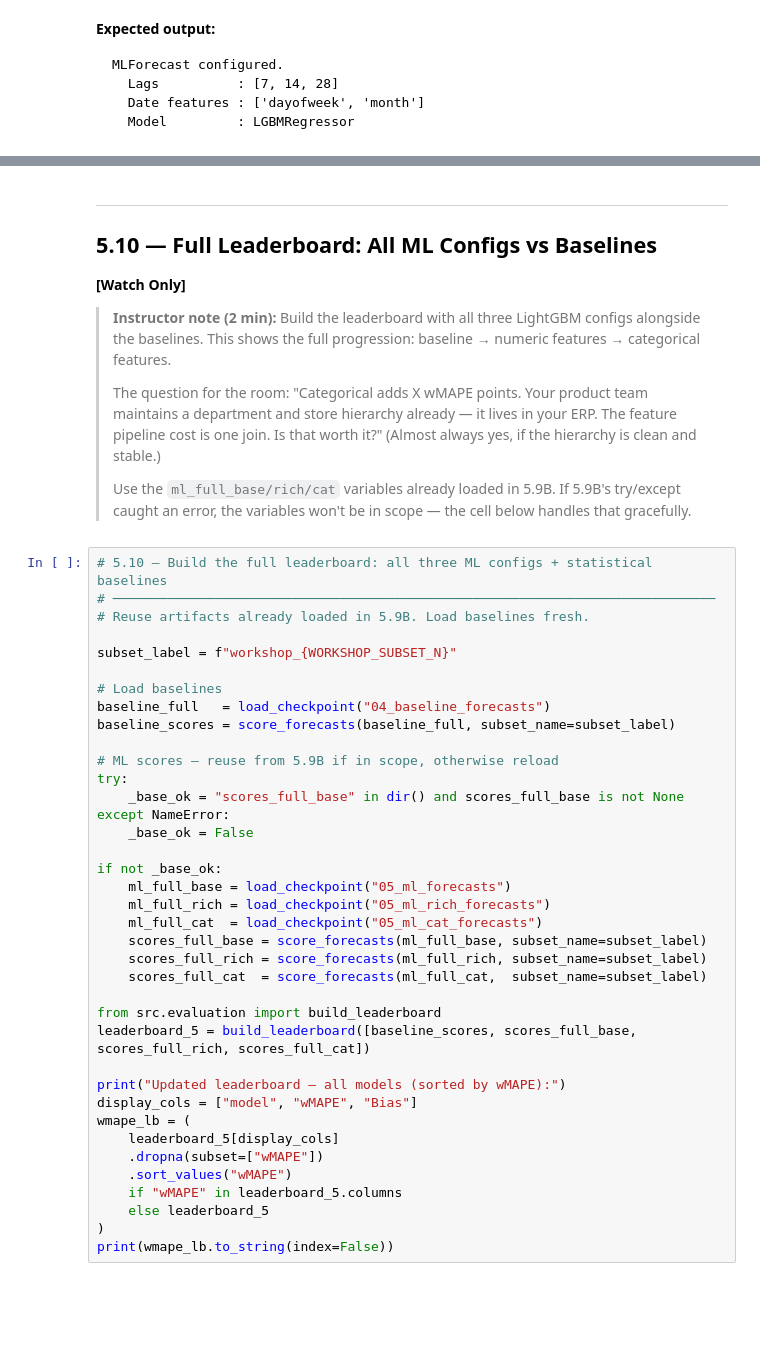
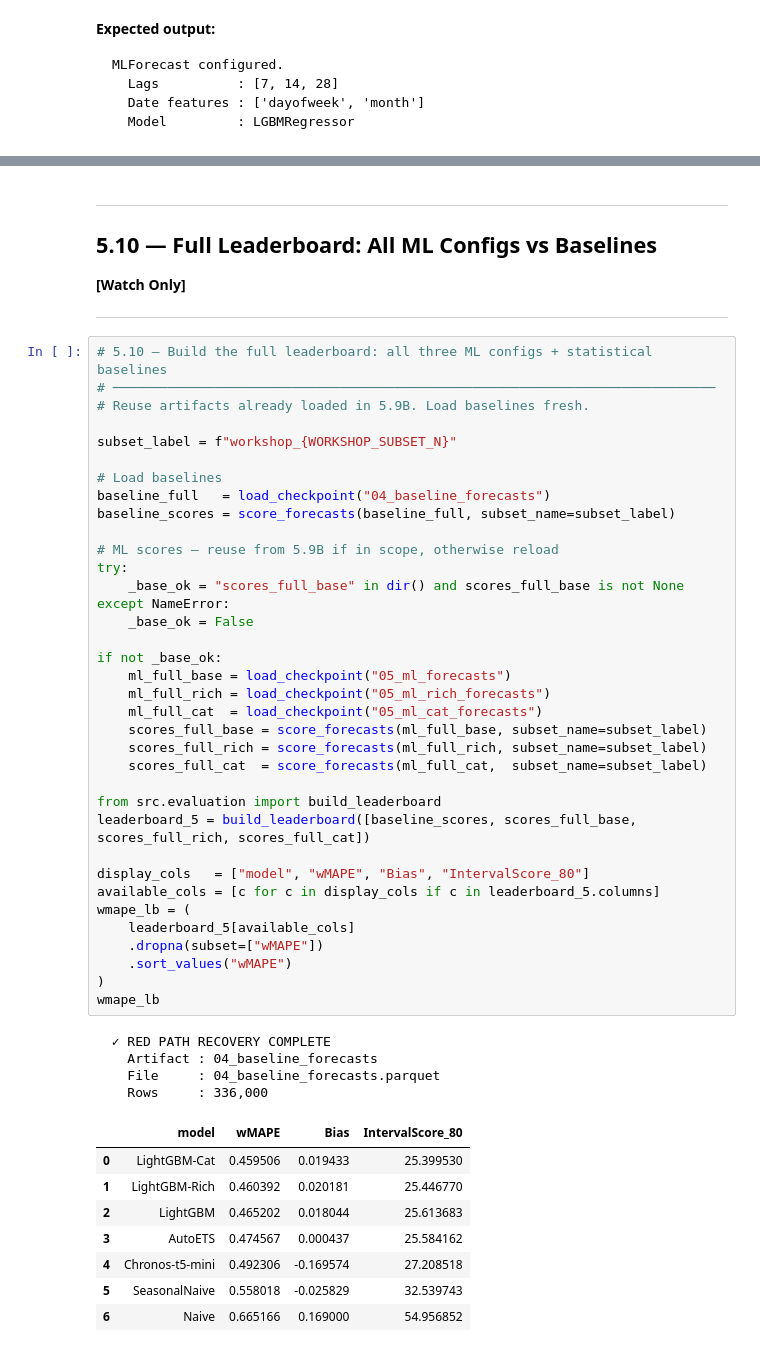
Before and after one commit to tackes/Modern-Time-Series-Forecasting-Cohort, a Jupyter notebook: instructor_notebooks/05_ml_forecasting.ipynb, the cells around one changed output, grey strips where cells are left out. Drawn from its saved outputs; the diff is of its cells as text; blank space fills up the shorter version.

```diff
--- a/instructor_notebooks/05_ml_forecasting.ipynb
+++ b/instructor_notebooks/05_ml_forecasting.ipynb
@@ -741,47 +559,54 @@ except FileNotFoundError as e:
 ## 5.10 — Full Leaderboard: All ML Configs vs Baselines
 **[Watch Only]**
 
-> **Instructor note (2 min):** Build the leaderboard with all three LightGBM configs alongside the baselines. This shows the full progression: baseline → numeric features → categorical features.
->
-> The question for the room: "Categorical adds X wMAPE points. Your product team maintains a department and store hierarchy already — it lives in your ERP. The feature pipeline cost is one join. Is that worth it?" (Almost always yes, if the hierarchy is clean and stable.)
->
-> Use the `ml_full_base/rich/cat` variables already loaded in 5.9B. If 5.9B's try/except caught an error, the variables won't be in scope — the cell below handles that gracefully.
+---
 # %%
 # 5.10 — Build the full leaderboard: all three ML configs + statistical baselines
 # ─────────────────────────────────────────────────────────────────────────────
 # Reuse artifacts already loaded in 5.9B. Load baselines fresh.
 
 subset_label = f"workshop_{WORKSHOP_SUBSET_N}"
 
 # Load baselines
 baseline_full   = load_checkpoint("04_baseline_forecasts")
 baseline_scores = score_forecasts(baseline_full, subset_name=subset_label)
 
 # ML scores — reuse from 5.9B if in scope, otherwise reload
 try:
     _base_ok = "scores_full_base" in dir() and scores_full_base is not None
 except NameError:
     _base_ok = False
 
 if not _base_ok:
     ml_full_base = load_checkpoint("05_ml_forecasts")
     ml_full_rich = load_checkpoint("05_ml_rich_forecasts")
     ml_full_cat  = load_checkpoint("05_ml_cat_forecasts")
     scores_full_base = score_forecasts(ml_full_base, subset_name=subset_label)
     scores_full_rich = score_forecasts(ml_full_rich, subset_name=subset_label)
     scores_full_cat  = score_forecasts(ml_full_cat,  subset_name=subset_label)
 
 from src.evaluation import build_leaderboard
 leaderboard_5 = build_leaderboard([baseline_scores, scores_full_base, scores_full_rich, scores_full_cat])
 
-print("Updated leaderboard — all models (sorted by wMAPE):")
-display_cols = ["model", "wMAPE", "Bias"]
+display_cols   = ["model", "wMAPE", "Bias", "IntervalScore_80"]
+available_cols = [c for c in display_cols if c in leaderboard_5.columns]
 wmape_lb = (
-    leaderboard_5[display_cols]
+    leaderboard_5[available_cols]
     .dropna(subset=["wMAPE"])
     .sort_values("wMAPE")
-    if "wMAPE" in leaderboard_5.columns
-    else leaderboard_5
 )
-print(wmape_lb.to_string(index=False))
+wmape_lb
+# %% [output]
+  ✓ RED PATH RECOVERY COMPLETE
+    Artifact : 04_baseline_forecasts
+    File     : 04_baseline_forecasts.parquet
+    Rows     : 336,000
+|  | model | wMAPE | Bias | IntervalScore_80 |
+| 0 | LightGBM-Cat | 0.459506 | 0.019433 | 25.399530 |
+| 1 | LightGBM-Rich | 0.460392 | 0.020181 | 25.446770 |
+| 2 | LightGBM | 0.465202 | 0.018044 | 25.613683 |
+| 3 | AutoETS | 0.474567 | 0.000437 | 25.584162 |
+| 4 | Chronos-t5-mini | 0.492306 | -0.169574 | 27.208518 |
+| 5 | SeasonalNaive | 0.558018 | -0.025829 | 32.539743 |
+| 6 | Naive | 0.665166 | 0.169000 | 54.956852 |
 # %% [markdown]
```
Also changed, not shown: parts of 36 cells of this notebook, 33 other files.
